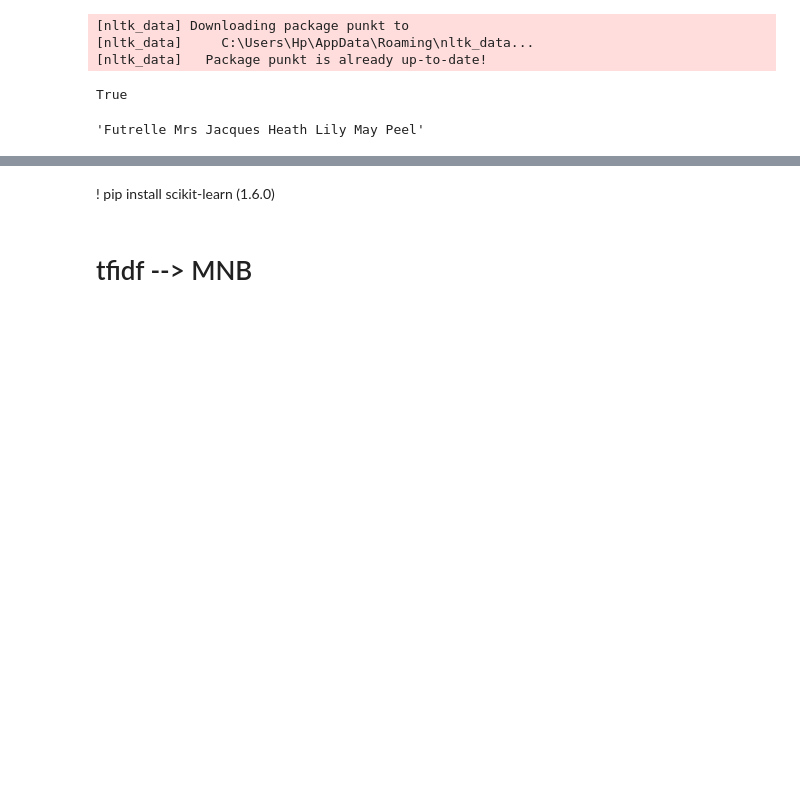
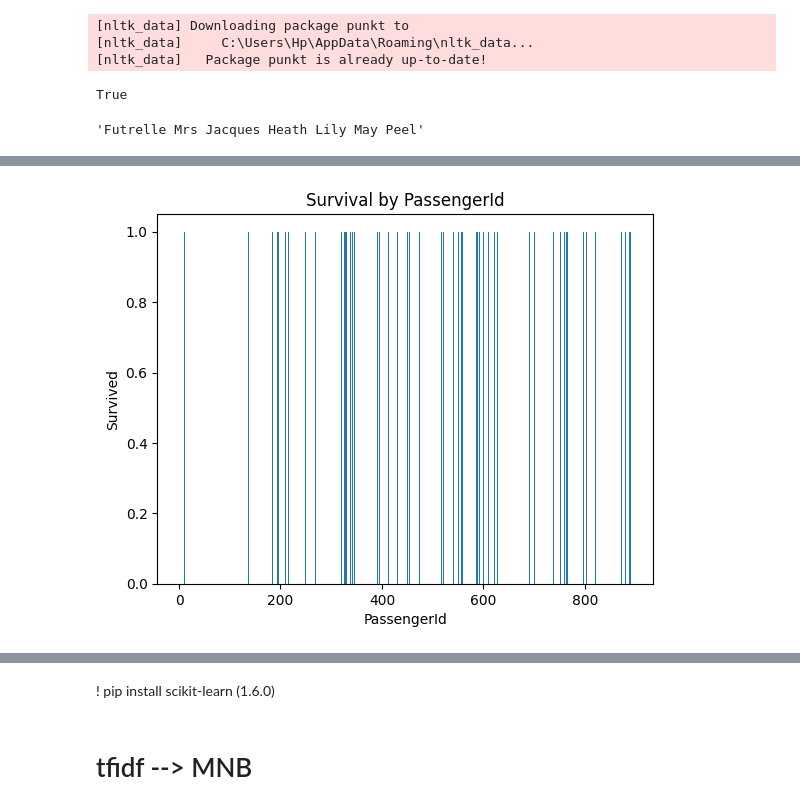
Before and after one commit to eddiebrock911/Titanic-Machine-Learning, a Jupyter notebook: tatinic.ipynb, the cells around one changed output, grey strips where cells are left out. Drawn from its saved outputs; the diff is of its cells as text; code cells hidden in the pictures; blank space fills up the shorter version.

```diff
--- a/tatinic.ipynb
+++ b/tatinic.ipynb
@@ -202,0 +226,8 @@ data["Name"][3]
+# %%
+plt.bar(data["PassengerId"], data["Survived"])
+plt.xlabel("PassengerId")
+plt.ylabel("Survived")
+plt.title("Survival by PassengerId")
+plt.show()
+# %% [output]
+[figure, added]
```
Also changed, not shown: parts of 7 cells of this notebook.
